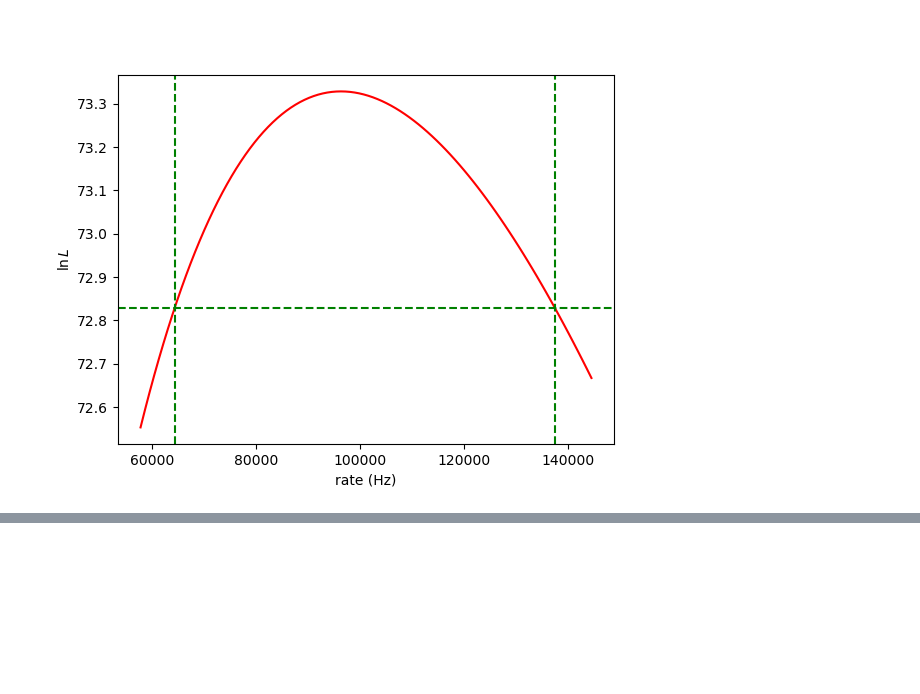
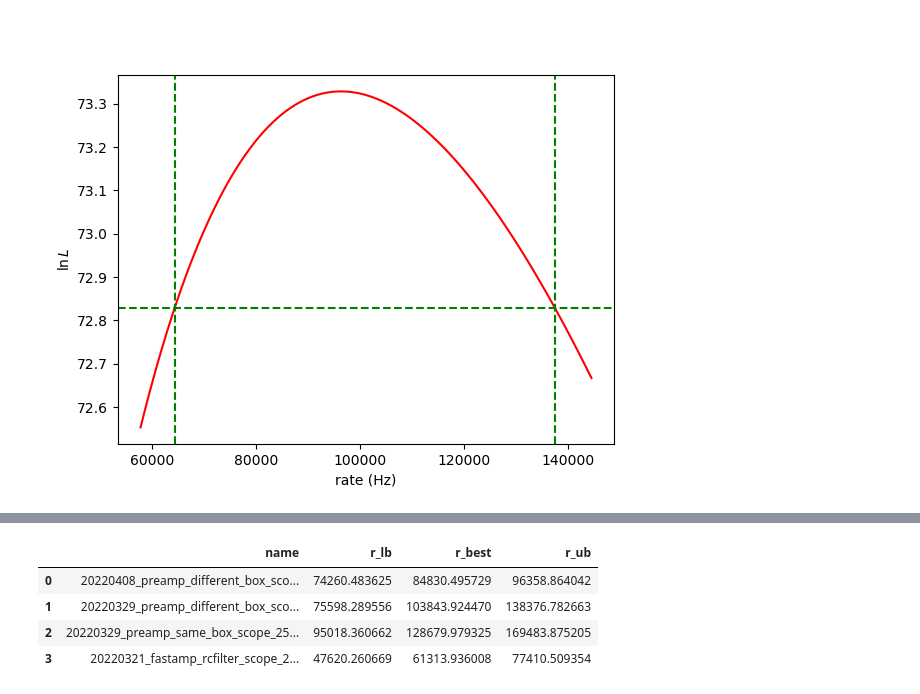
Before and after one commit to kaikai581/t2k-mppc-daq, a Jupyter notebook: FEBDAQMULTx2/data_analysis/14_scope_waveforms/tektronix_mso5204/20220321_calculate_rate.ipynb, the cells around one changed output, grey strips where cells are left out. Cells and saved outputs as stored; diff of their text form; code cells hidden in the pictures; blank space fills up the shorter version.

```diff
--- a/FEBDAQMULTx2/data_analysis/14_scope_waveforms/tektronix_mso5204/20220321_calculate_rate.ipynb
+++ b/FEBDAQMULTx2/data_analysis/14_scope_waveforms/tektronix_mso5204/20220321_calculate_rate.ipynb
@@ -173,0 +182,15 @@ rate_0408.interval_estimation()
+# %%
+df_all = pd.DataFrame(columns=['name', 'r_lb', 'r_best', 'r_ub'])
+
+df_all.loc[len(df_all)] = [rate_0408.name] + list(rate_0408.interval_estimation())
+df_all.loc[len(df_all)] = [rate_0329_diff.name] + list(rate_0329_diff.interval_estimation())
+df_all.loc[len(df_all)] = [rate_0329_same.name] + list(rate_0329_same.interval_estimation())
+df_all.loc[len(df_all)] = [rate_0321.name] + list(rate_0321.interval_estimation())
+
+df_all.head()
+# %% [output]
+|  | name | r_lb | r_best | r_ub |
+| 0 | 20220408_preamp_different_box_sco... | 74260.483625 | 84830.495729 | 96358.864042 |
+| 1 | 20220329_preamp_different_box_sco... | 75598.289556 | 103843.924470 | 138376.782663 |
+| 2 | 20220329_preamp_same_box_scope_25... | 95018.360662 | 128679.979325 | 169483.875205 |
+| 3 | 20220321_fastamp_rcfilter_scope_2... | 47620.260669 | 61313.936008 | 77410.509354 |
```
Also changed, not shown: parts of 5 cells of this notebook.
